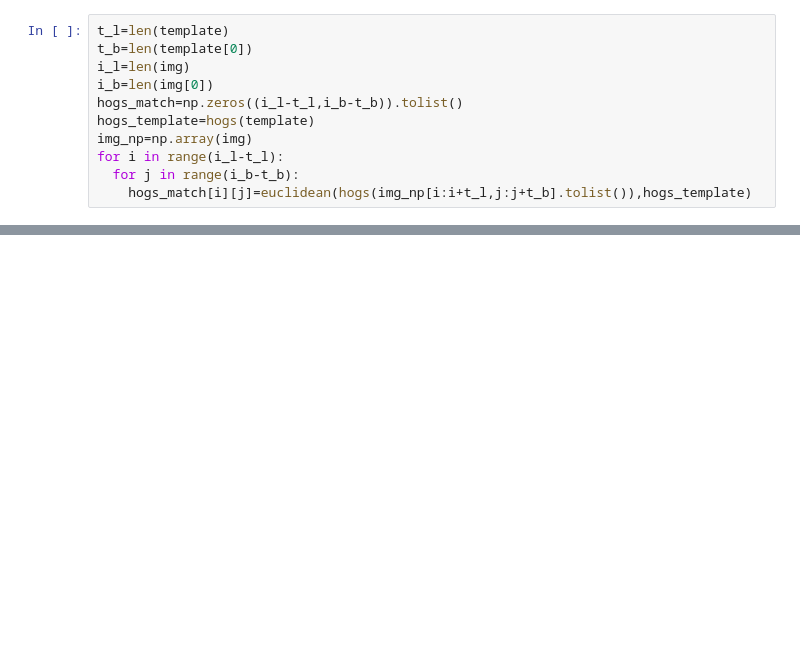
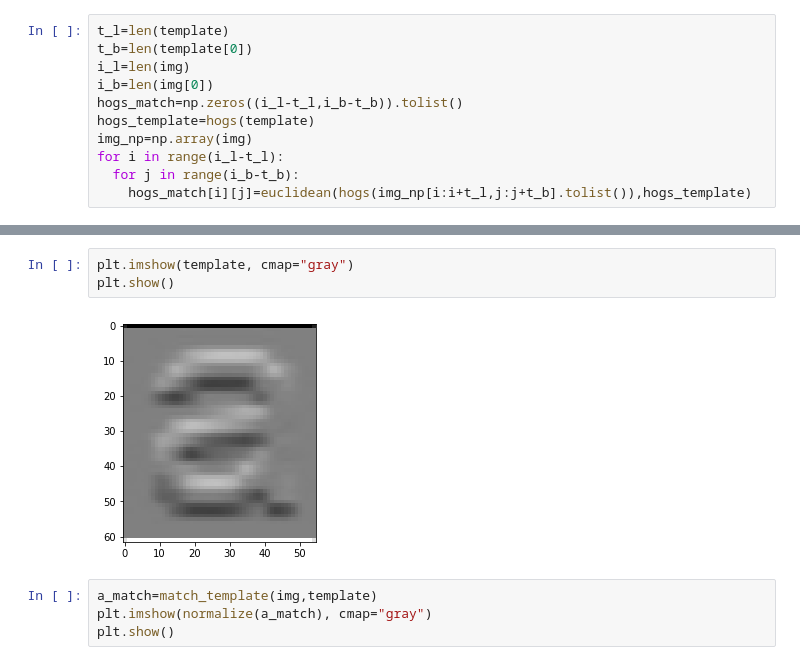
Before and after one commit to vimalkumarasamy/computer_vision, a Jupyter notebook: CV_Task2_OCR.ipynb, the cells around one changed output, grey strips where cells are left out. Drawn from its saved outputs; the diff is of its cells as text; blank space fills up the shorter version.

```diff
--- a/CV_Task2_OCR.ipynb
+++ b/CV_Task2_OCR.ipynb
@@ -292,0 +391,9 @@ TypeError: ignored
+# %%
+plt.imshow(template, cmap="gray")
+plt.show()
+# %% [output]
+[figure, added]
+# %%
+a_match=match_template(img,template)
+plt.imshow(normalize(a_match), cmap="gray")
+plt.show()
```
Also changed, not shown: parts of 15 cells of this notebook.
